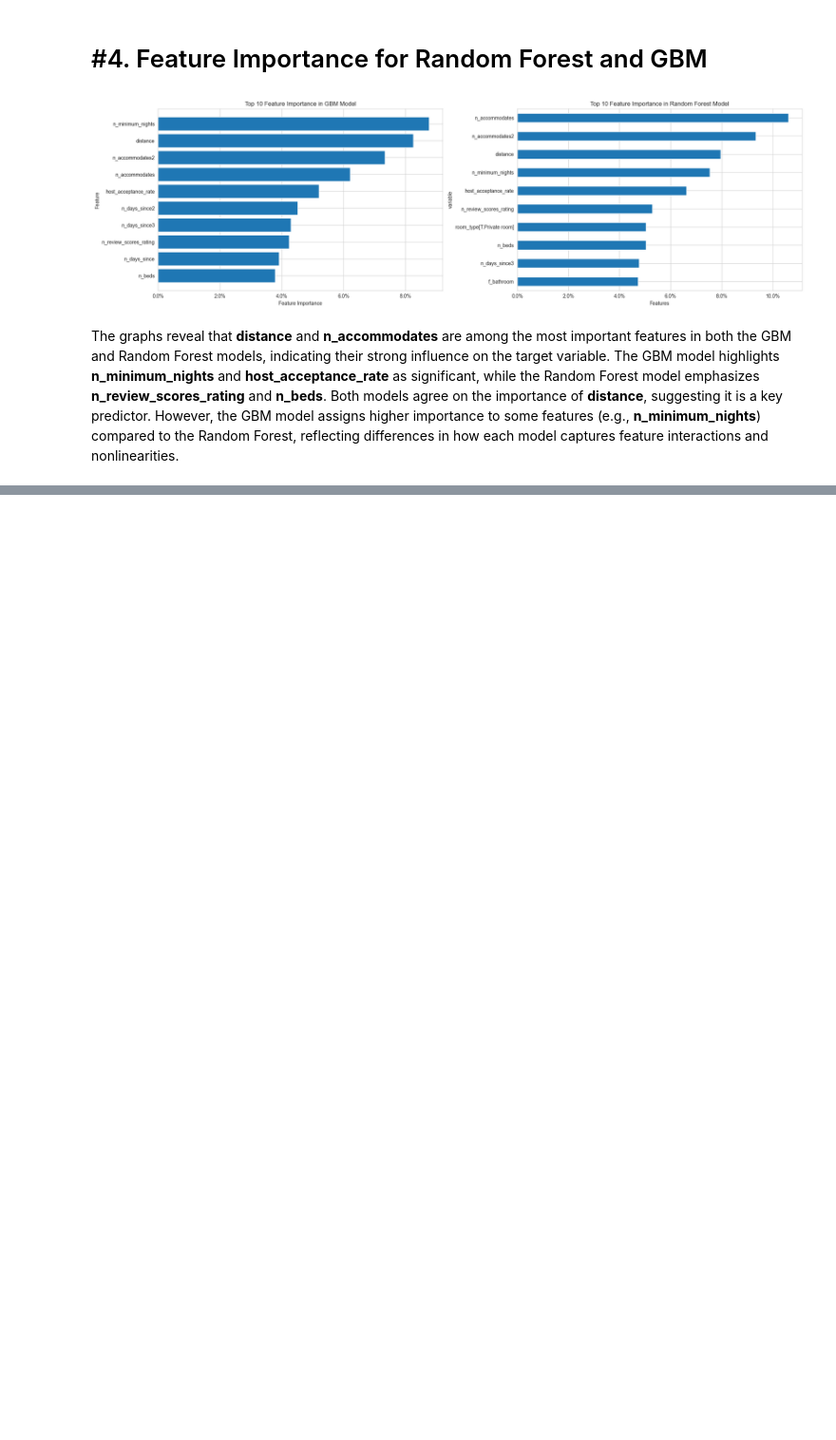
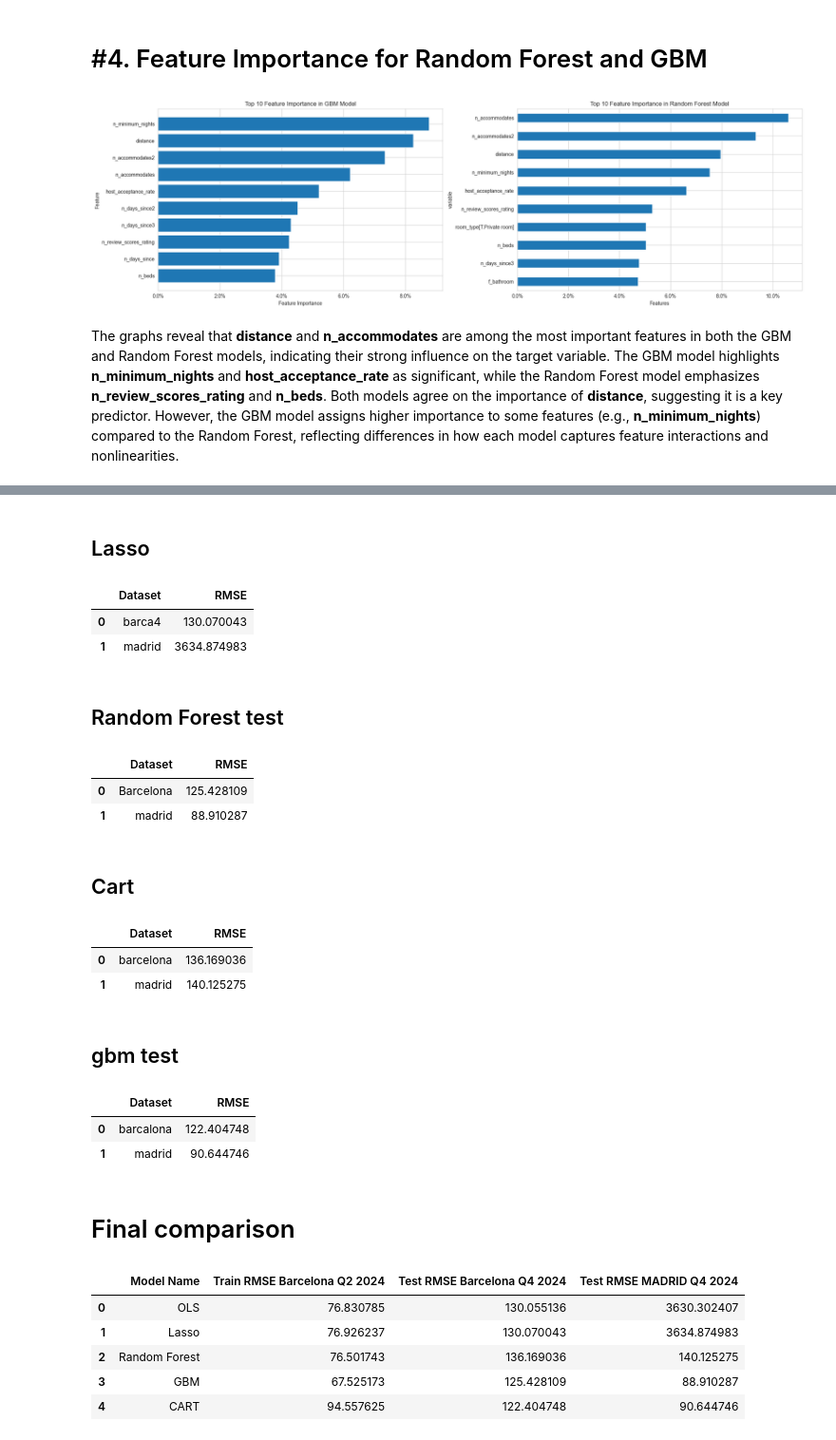
Before and after one commit to tursynkhanova/DA3_1, a Jupyter notebook: prediction_barca2.ipynb, the cells around one changed output, grey strips where cells are left out. Shown at 95% size. Saved outputs shown, nothing was run; the diff lists cells and outputs as text; code cells hidden in the pictures; blank space fills up the shorter version.

```diff
--- a/prediction_barca2.ipynb
+++ b/prediction_barca2.ipynb
@@ -1108,0 +1204,2 @@ The graphs reveal that **distance** and **n_accommodates** are among the most im
+# %% [markdown]
+## Lasso
@@ -1108,0 +1215,15 @@ The graphs reveal that **distance** and **n_accommodates** are among the most im
+# %%
+lasso_rmse_barca4_test = mean_squared_error(y_barca4, y_barca4_test, squared=False)
+lasso_rmse_madrid_test = mean_squared_error(y_madrid, y_madrid_test, squared=False)
+
+lasso_test = pd.DataFrame({
+    "Dataset": ["barca4", "madrid"],
+    "RMSE": [lasso_rmse_barca4_test, lasso_rmse_madrid_test]})
+
+lasso_test
+# %% [output]
+|  | Dataset | RMSE |
+| 0 | barca4 | 130.070043 |
+| 1 | madrid | 3634.874983 |
+# %% [markdown]
+## Random Forest test
@@ -1108,0 +1242,12 @@ The graphs reveal that **distance** and **n_accommodates** are among the most im
+# %%
+rf_test = pd.DataFrame({
+    "Dataset": ["Barcelona", "madrid"],
+    "RMSE": [rf_rmse_barca4, rf_rmse_madrid]})
+
+rf_test
+# %% [output]
+|  | Dataset | RMSE |
+| 0 | Barcelona | 125.428109 |
+| 1 | madrid | 88.910287 |
+# %% [markdown]
+## Cart
@@ -1108,0 +1257,51 @@ The graphs reveal that **distance** and **n_accommodates** are among the most im
+# %%
+y_barca4_test = cart_model_cv.best_estimator_.predict(X_barca4)
+y_madrid_test = cart_model_cv.best_estimator_.predict(X_madrid)
+# %%
+cart_rmse_barca4 = mean_squared_error(y_barca4, y_barca4_test, squared=False)
+cart_rmse_madrid = mean_squared_error(y_madrid, y_madrid_test, squared=False)
+# %%
+cart_test = pd.DataFrame({
+    "Dataset": ["barcelona", "madrid"],
+    "RMSE": [cart_rmse_barca4, cart_rmse_madrid]})
+
+cart_test
+# %% [output]
+|  | Dataset | RMSE |
+| 0 | barcelona | 136.169036 |
+| 1 | madrid | 140.125275 |
+# %% [markdown]
+## gbm test
+# %%
+barca4["prediction"] = gbm_pipe.predict(barca4[predictors])
+madrid["prediction"] = gbm_pipe.predict(madrid[predictors])
+# %%
+gbm_rmse_barca4 = mean_squared_error(barca4.price, barca4.prediction, squared=False)
+gbm_rmse_madrid = mean_squared_error(madrid.price, madrid.prediction, squared=False)
+# %%
+gbm_test = pd.DataFrame({
+    "Dataset": ["barcalona", "madrid"],
+    "RMSE": [gbm_rmse_barca4, gbm_rmse_madrid]})
+
+gbm_test
+# %% [output]
+|  | Dataset | RMSE |
+| 0 | barcalona | 122.404748 |
+| 1 | madrid | 90.644746 |
+# %% [markdown]
+# Final comparison
+# %%
+compare_models = pd.DataFrame({
+    'Model Name': ['OLS', 'Lasso','Random Forest', 'GBM', 'CART'],
+    'Train RMSE Barcelona Q2 2024': [ols_rmse, lasso_rmse,rf_rmse, gbm_rmse, cart_rmse],
+    'Test RMSE Barcelona Q4 2024': [ols_rmse_barca4, lasso_rmse_barca4_test, cart_rmse_barca4, rf_rmse_barca4, gbm_rmse_barca4],
+    'Test RMSE MADRID Q4 2024': [ols_rmse_madrid, lasso_rmse_madrid_test, cart_rmse_madrid, rf_rmse_madrid, gbm_rmse_madrid]})
+
+compare_models
+# %% [output]
+|  | Model Name | Train RMSE Barcelona Q2 2024 | Test RMSE Barcelona Q4 2024 | Test RMSE MADRID Q4 2024 |
+| 0 | OLS | 76.830785 | 130.055136 | 3630.302407 |
+| 1 | Lasso | 76.926237 | 130.070043 | 3634.874983 |
+| 2 | Random Forest | 76.501743 | 136.169036 | 140.125275 |
+| 3 | GBM | 67.525173 | 125.428109 | 88.910287 |
+| 4 | CART | 94.557625 | 122.404748 | 90.644746 |
```
Also changed, not shown: parts of 39 cells of this notebook, 2 other files.
